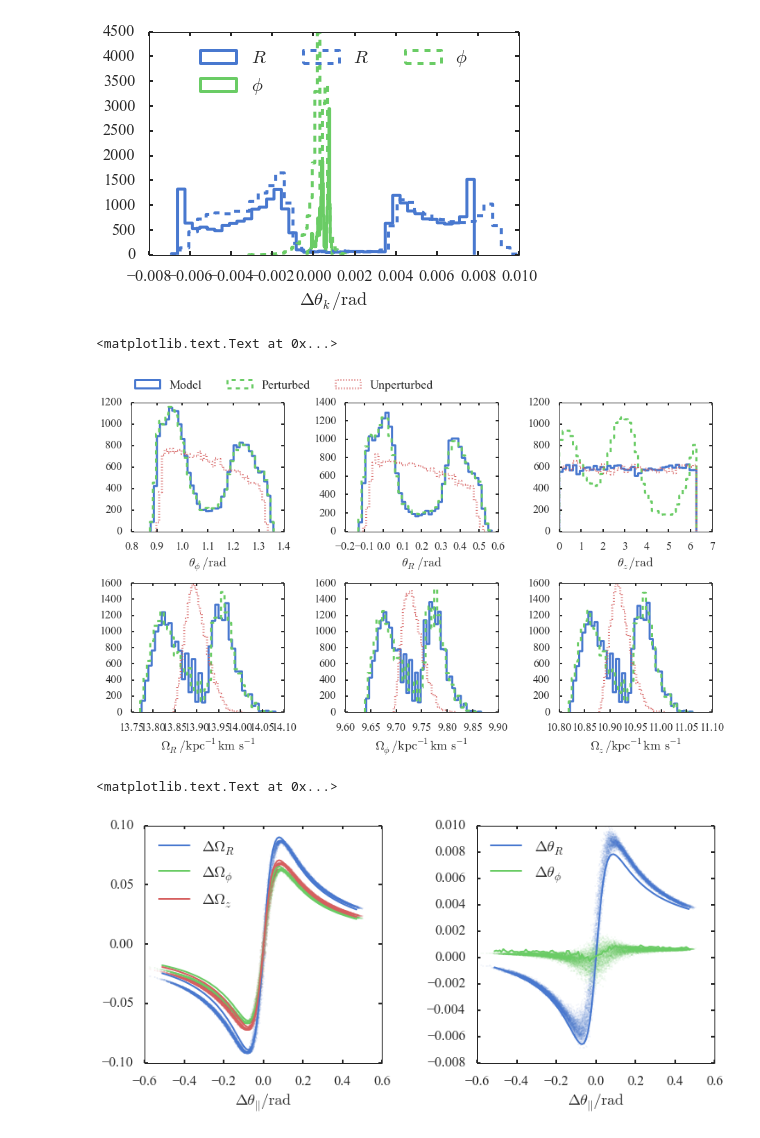
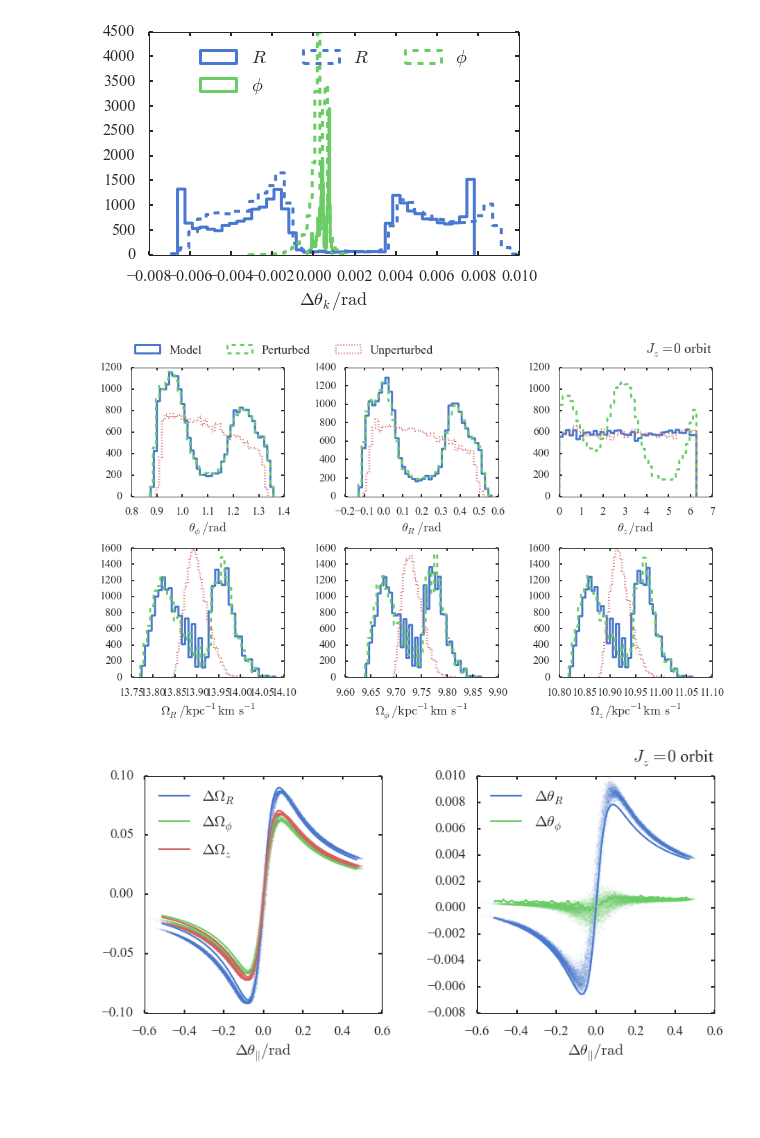
Before and after one commit to jobovy/streamgap-aa, a Jupyter notebook: py/GapsAngleFreq.ipynb, the cells around one changed output. Cells and saved outputs as stored; diff of their text form; code cells hidden in the pictures; blank space fills up the shorter version.

Commit message:
notebook for Jz!=0 stream

```diff
--- a/py/GapsAngleFreq.ipynb
+++ b/py/GapsAngleFreq.ipynb
@@ -663,25 +664,27 @@ hi = a[1][2].hist(merged_peri_with_kick_ff['Omz_now'],bins=40,histtype='step',lw
 hi = a[1][2].hist(merged_peri_with_kick_ff['Omz_x'],bins=40,histtype='step',lw=3,label=r'$R$',ls='dashed')
 hi = a[1][2].hist(merged_peri_with_kick_ff['Omz_y'],bins=40,histtype='step',lw=3,label=r'$R$',ls='dotted')
 a[1][2].set_xlabel(labels['Omz'])
+plt.text(1.,1.07,r'$J_z=0$ orbit',horizontalalignment='right',verticalalignment='bottom',transform=a[0][2].transAxes,fontsize=20)
+plt.savefig('/home/jls/work/data/stream_gaps/model_perturbed.pdf',bbox_inches='tight')
 # %% [output]
-<matplotlib.text.Text at 0x...>
-[figure, old version]
+[figure, new version]
 # %%
 f,a=plt.subplots(1,2,figsize=(12,5));plt.subplots_adjust(wspace=0.4,hspace=0.4);
 a[0].plot(merged_peri_with_kick_ff['dangpar'],merged_peri_with_kick_ff['DOmR'],'.',ms=1.)
 a[0].plot(merged_peri_with_kick_ff['dangpar'],merged_peri_with_kick_ff['DOmp'],'.',ms=1.)
 a[0].plot(merged_peri_with_kick_ff['dangpar'],merged_peri_with_kick_ff['DOmz'],'.',ms=1.)
 a[0].plot(afk.deltaang_par,afk.dO.T[0],label=r'$\Delta \Omega_R$',color=sns.color_palette()[0]);
 a[0].plot(afk.deltaang_par,afk.dO.T[1],label=r'$\Delta \Omega_\phi$',color=sns.color_palette()[1]);
 a[0].plot(afk.deltaang_par,afk.dO.T[2],label=r'$\Delta \Omega_z$',color=sns.color_palette()[2]);
 a[0].legend(loc=2)
 a[0].set_xlabel(labels['dangpar'])
 a[1].plot(merged_peri_with_kick_ff['dangpar'],merged_peri_with_kick_ff['DangR'],'.',ms=1.)
 a[1].plot(merged_peri_with_kick_ff['dangpar'],merged_peri_with_kick_ff['Dangp'],'.',ms=1.)
 a[1].plot(afk.deltaang_par,afk.dA.T[0],label=r'$\Delta \theta_R$',color=sns.color_palette()[0]);
 a[1].plot(afk.deltaang_par,afk.dA.T[1],label=r'$\Delta \theta_\phi$',color=sns.color_palette()[1]);
 a[1].legend(loc=2)
 a[1].set_xlabel(labels['dangpar'])
+plt.text(1.,1.03,r'$J_z=0$ orbit',horizontalalignment='right',verticalalignment='bottom',transform=a[1].transAxes,fontsize=20)
+plt.savefig('/home/jls/work/data/stream_gaps/angfreq_kicks.png',bbox_inches='tight',dpi=500)
 # %% [output]
-<matplotlib.text.Text at 0x...>
-[figure, old version]
+[figure, new version]
```
Also changed, not shown: parts of 3 cells of this notebook, 1 other file.
